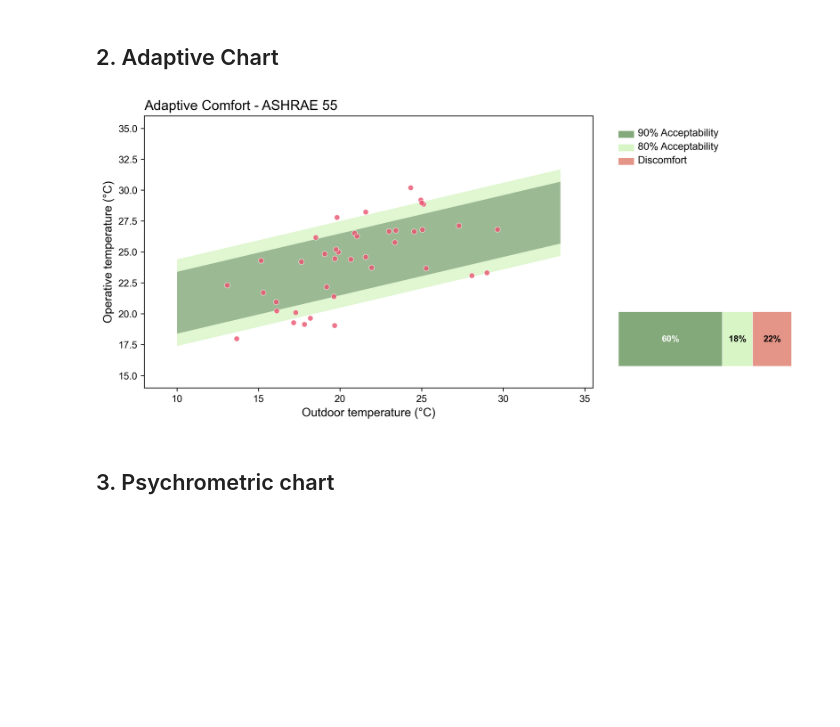
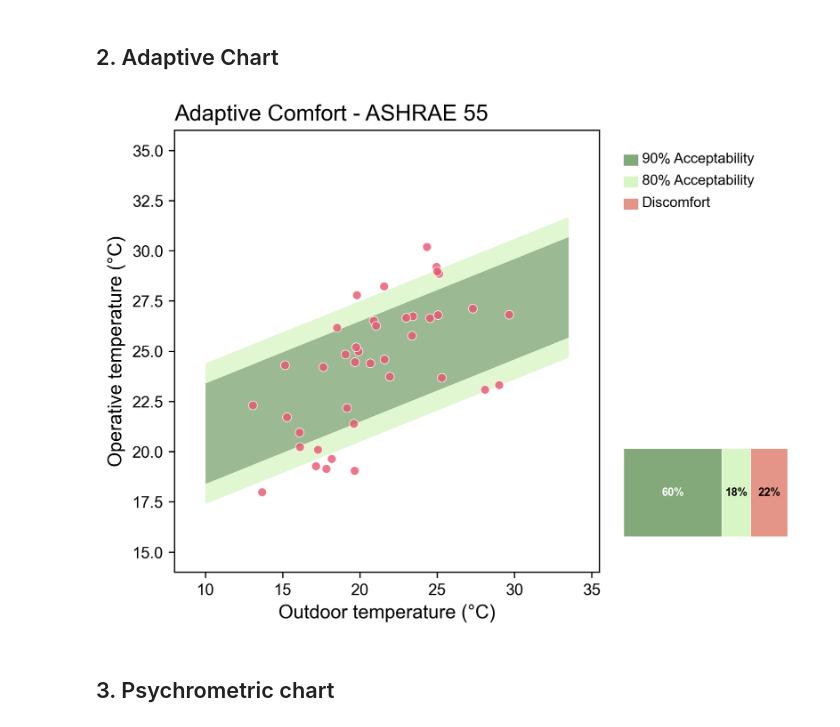
Before and after one commit to CenterForTheBuiltEnvironment/pythermalcomfort, a Jupyter notebook: test_notebook.ipynb, the cells around one changed output. Saved outputs shown, nothing was run; the diff lists cells and outputs as text; code cells hidden in the pictures; blank space fills up the shorter version.

```diff
--- a/test_notebook.ipynb
+++ b/test_notebook.ipynb
@@ -78,23 +94,23 @@ fig, ax = plot.render()
 # %%
 # Generate sample data around comfort line
 np.random.seed(123)
 t_outdoor = np.random.uniform(12, 30, 40)
 # Comfort temp = 0.31 * t_outdoor + 17.8, add some noise
 t_operative = 0.31 * t_outdoor + 17.8 + np.random.uniform(-5, 5, 40)
 
 plot = Plot.adaptive()
 plot = plot.add_data(t_outdoor, t_operative)
 plot.style.title = "Adaptive Comfort - ASHRAE 55"
 plot.style.show_summary = True
 plot.style.summary_bar_height = 0.2
 plot.style.info_panel_width = 0.3
-plot.style.font_sizes = {"summary": 9, "legend": 10.5}
+plot.style.font_sizes = {"summary": 7, "legend": 9}
 plot.style.ylabel = "Operative temperature (°C)"
 plot.style.xlabel = "Outdoor temperature (°C)"
-plot.style.figsize = (12, 5)
+plot.style.figsize = (7, 5)
 fig, axes = plot.render()
 # %% [output]
-[figure, old version]
+[figure, new version]
 # %% [markdown]
 ## 3. Psychrometric chart
 # %%
```
Also changed, not shown: parts of 4 cells of this notebook, 13 other files.
